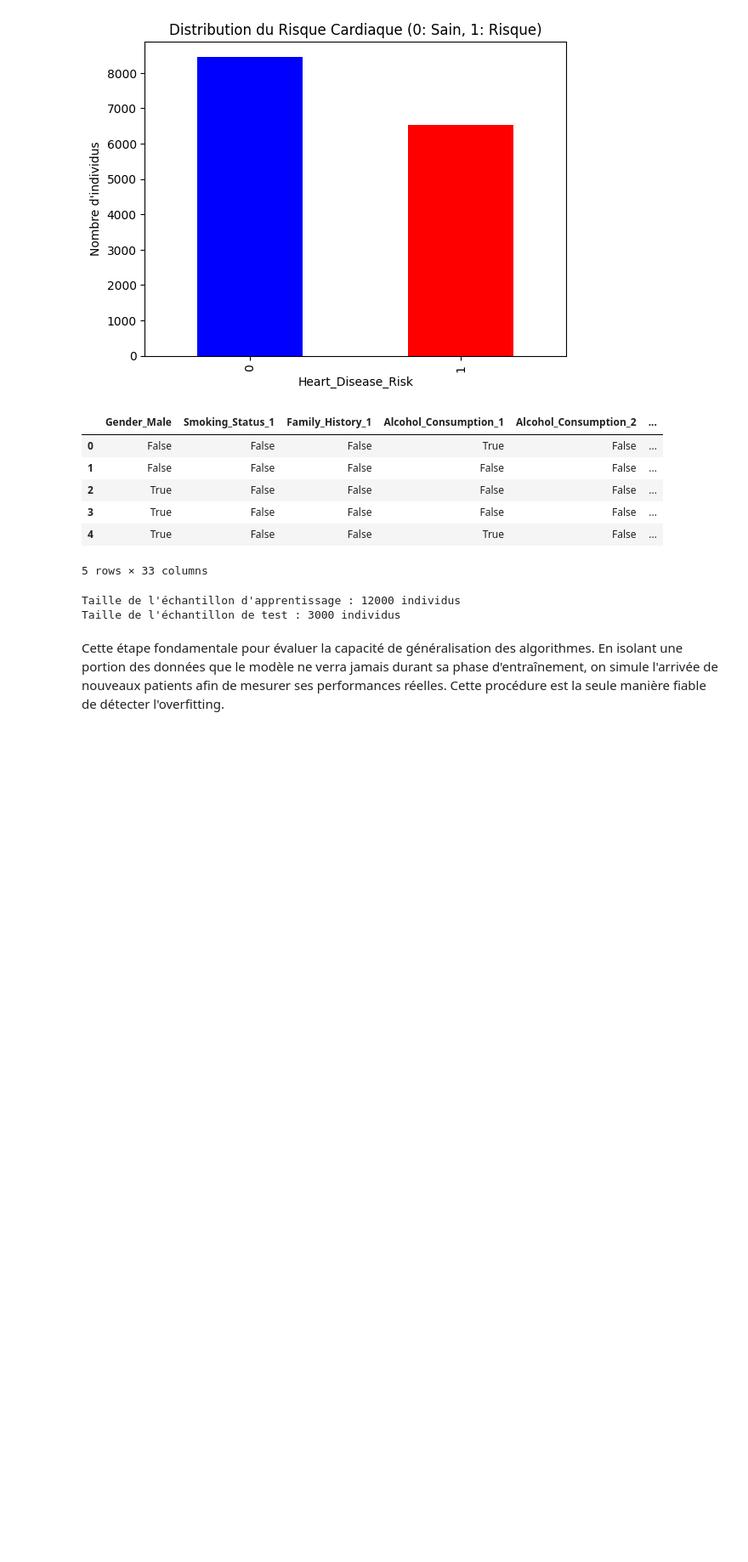
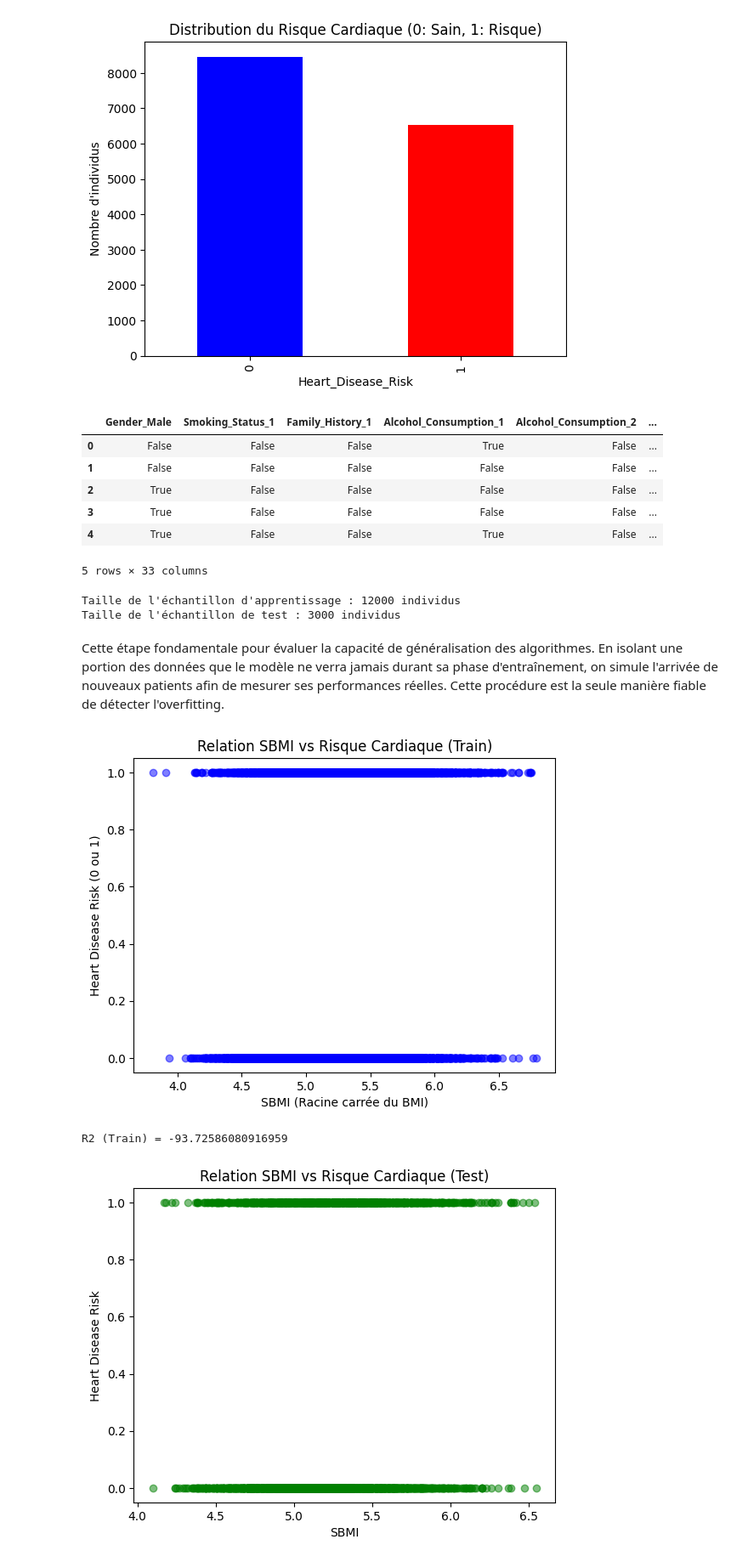
Before and after one commit to Eliott67/Projet_ML, a Jupyter notebook: notebook_heart_desease_python.ipynb, the cells around one changed output. Shown at 85% size. Cells and saved outputs as stored; diff of their text form; code cells hidden in the pictures; blank space fills up the shorter version.

Commit message:
avancé test heartdisease

```diff
--- a/notebook_heart_desease_python.ipynb
+++ b/notebook_heart_desease_python.ipynb
@@ -121,3 +121,41 @@ X_train_scaled = scaler.transform(X_train)
 X_test_scaled = scaler.transform(X_test)
 # %%
 # Prévision par modèles linéaires
+# %%
+import matplotlib.pyplot as plt
+from sklearn.metrics import r2_score
+
+
+y_train_num = y_train.astype(float)
+y_test_num = y_test.astype(float)
+
+# 1. Graphique Train
+plt.scatter(X_train["SBMI"], y_train_num, alpha=0.5, color='blue', label='Train Data')
+plt.xlabel("SBMI (Racine carrée du BMI)")
+plt.ylabel("Heart Disease Risk (0 ou 1)")
+plt.title("Relation SBMI vs Risque Cardiaque (Train)")
+plt.show()
+
+
+print("R2 (Train) =", r2_score(y_train_num, X_train["SBMI"]))
+
+# 3. Graphique Test
+plt.scatter(X_test["SBMI"], y_test_num, alpha=0.5, color='green', label='Test Data')
+plt.xlabel("SBMI")
+plt.ylabel("Heart Disease Risk")
+plt.title("Relation SBMI vs Risque Cardiaque (Test)")
+plt.show()
+
+
+residus = y_test_num - X_test["SBMI"]
+
+plt.scatter(X_test["SBMI"], residus, alpha=0.5, color='red')
+plt.axhline(y=0, color='black', linestyle='--')
+plt.xlabel("SBMI")
+plt.ylabel("Résidus (Écart brut)")
+plt.title("Analyse des résidus (SBMI)")
+plt.show()
+# %% [output]
+[figure, added]
+R2 (Train) = -93.72586080916959
+[figure, added]
```
Also changed, not shown: parts of 12 cells of this notebook.
